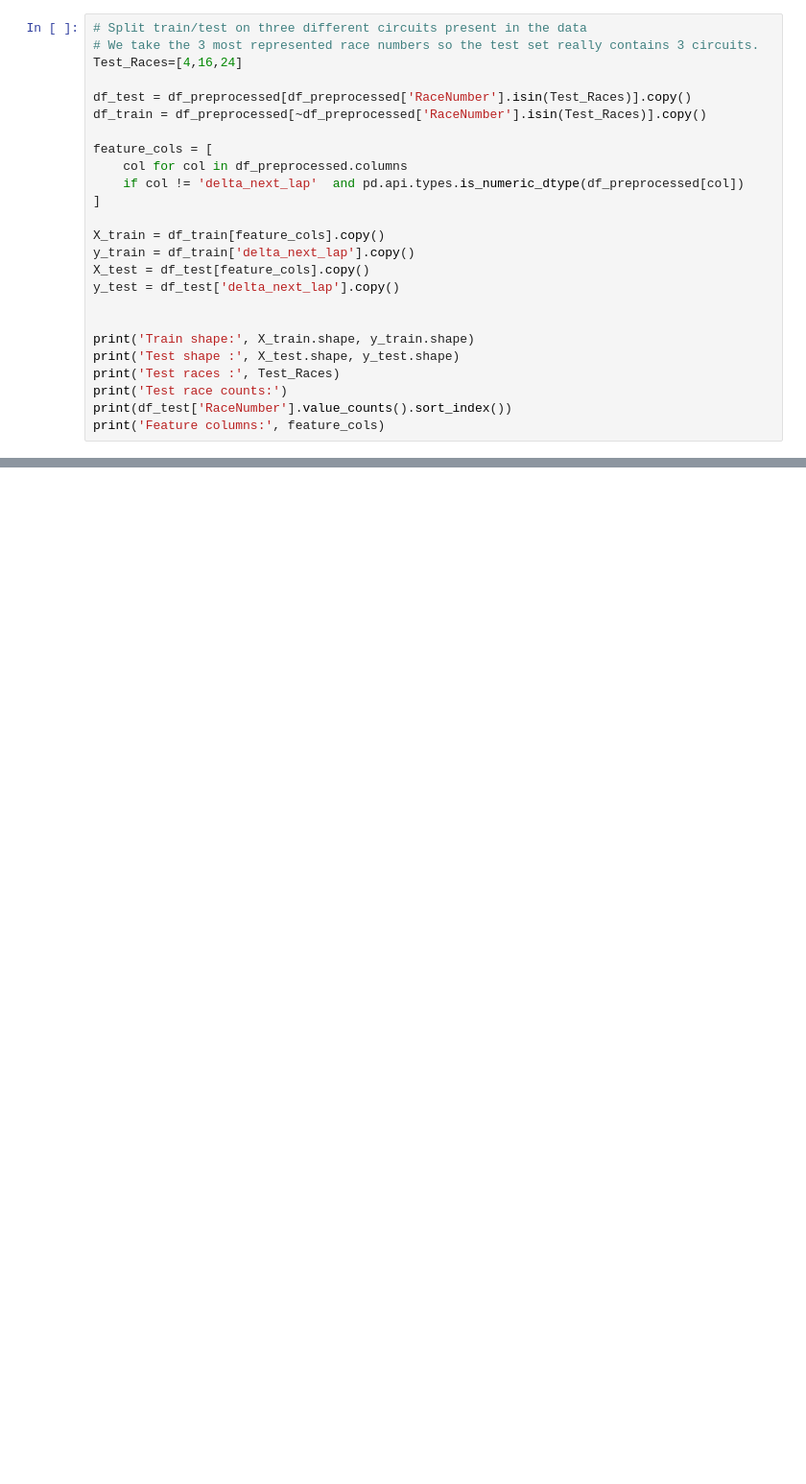
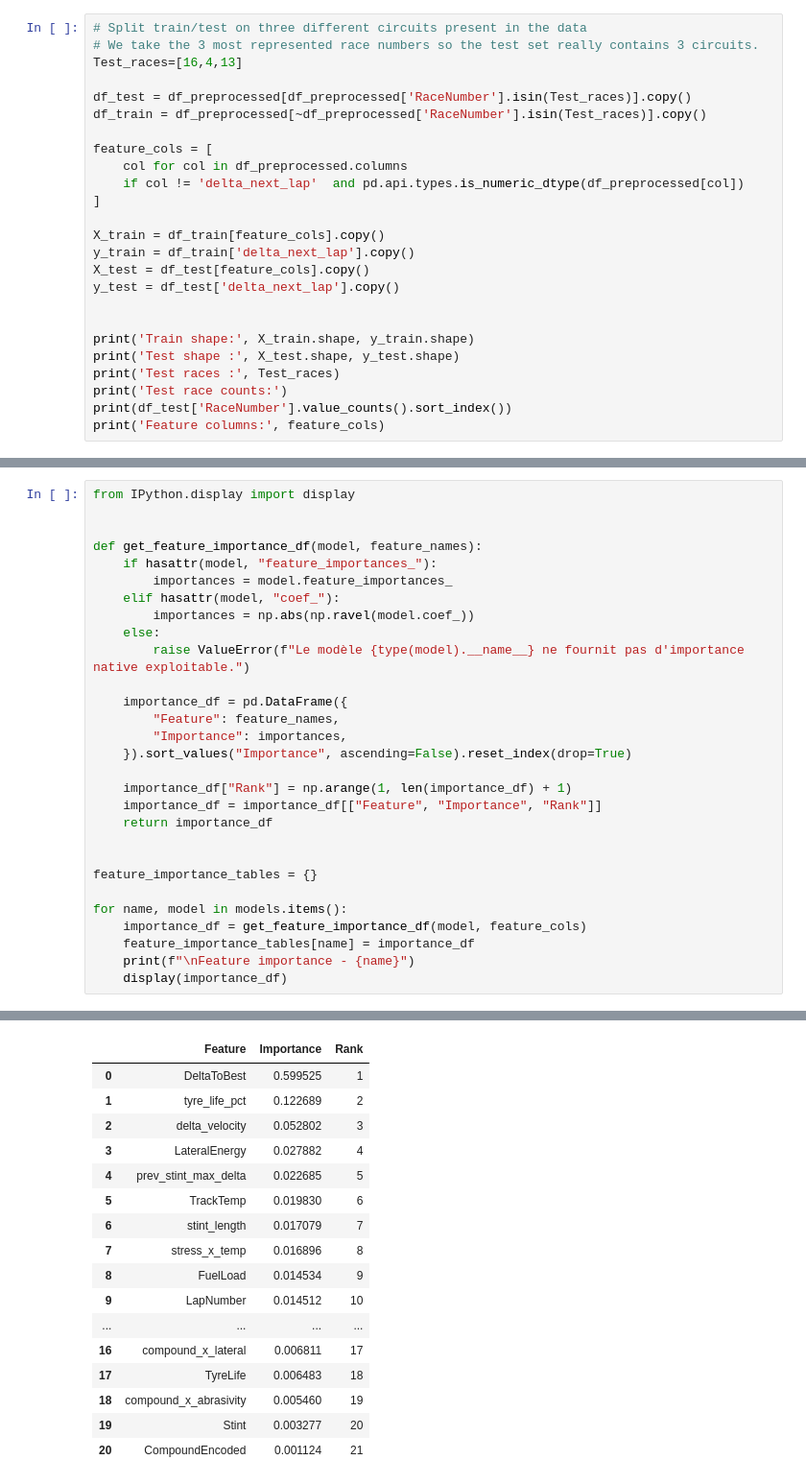
Before and after one commit to ahmedjerba/F1_Analyzer-through-goes-hamilton-, a Jupyter notebook: Models.ipynb/correction_modele.ipynb, the cells around one changed output, grey strips where cells are left out. Shown at 96% size. Saved outputs shown, nothing was run; the diff lists cells and outputs as text; blank space fills up the shorter version.

Commit message:
etude du modele

```diff
--- a/Models.ipynb/correction_modele.ipynb
+++ b/Models.ipynb/correction_modele.ipynb
@@ -48,10 +112,10 @@ Name: RaceNumber, Length: 17800, dtype: bool
 # %%
 # Split train/test on three different circuits present in the data
 # We take the 3 most represented race numbers so the test set really contains 3 circuits.
-Test_Races=[4,16,24]
+Test_races=[16,4,13]
 
-df_test = df_preprocessed[df_preprocessed['RaceNumber'].isin(Test_Races)].copy()
-df_train = df_preprocessed[~df_preprocessed['RaceNumber'].isin(Test_Races)].copy()
+df_test = df_preprocessed[df_preprocessed['RaceNumber'].isin(Test_races)].copy()
+df_train = df_preprocessed[~df_preprocessed['RaceNumber'].isin(Test_races)].copy()
 
 feature_cols = [
     col for col in df_preprocessed.columns
@@ -66,7 +130,7 @@ y_test = df_test['delta_next_lap'].copy()
 
 print('Train shape:', X_train.shape, y_train.shape)
 print('Test shape :', X_test.shape, y_test.shape)
-print('Test races :', Test_Races)
+print('Test races :', Test_races)
 print('Test race counts:')
 print(df_test['RaceNumber'].value_counts().sort_index())
 print('Feature columns:', feature_cols)
@@ -196,0 +208,30 @@ CompoundEncoded           0.4833
+# %%
+from IPython.display import display
+
+
+def get_feature_importance_df(model, feature_names):
+    if hasattr(model, "feature_importances_"):
+        importances = model.feature_importances_
+    elif hasattr(model, "coef_"):
+        importances = np.abs(np.ravel(model.coef_))
+    else:
+        raise ValueError(f"Le modèle {type(model).__name__} ne fournit pas d'importance native exploitable.")
+
+    importance_df = pd.DataFrame({
+        "Feature": feature_names,
+        "Importance": importances,
+    }).sort_values("Importance", ascending=False).reset_index(drop=True)
+
+    importance_df["Rank"] = np.arange(1, len(importance_df) + 1)
+    importance_df = importance_df[["Feature", "Importance", "Rank"]]
+    return importance_df
+
+
+feature_importance_tables = {}
+
+for name, model in models.items():
+    importance_df = get_feature_importance_df(model, feature_cols)
+    feature_importance_tables[name] = importance_df
+    print(f"\nFeature importance - {name}")
+    display(importance_df)
+# %% [output]
@@ -196,0 +239,17 @@ CompoundEncoded           0.4833
+|  | Feature | Importance | Rank |
+| 0 | DeltaToBest | 0.599525 | 1 |
+| 1 | tyre_life_pct | 0.122689 | 2 |
+| 2 | delta_velocity | 0.052802 | 3 |
+| 3 | LateralEnergy | 0.027882 | 4 |
+| 4 | prev_stint_max_delta | 0.022685 | 5 |
+| 5 | TrackTemp | 0.019830 | 6 |
+| 6 | stint_length | 0.017079 | 7 |
+| 7 | stress_x_temp | 0.016896 | 8 |
+| 8 | FuelLoad | 0.014534 | 9 |
+| 9 | LapNumber | 0.014512 | 10 |
+| ... | ... | ... | ... |
+| 16 | compound_x_lateral | 0.006811 | 17 |
+| 17 | TyreLife | 0.006483 | 18 |
+| 18 | compound_x_abrasivity | 0.005460 | 19 |
+| 19 | Stint | 0.003277 | 20 |
+| 20 | CompoundEncoded | 0.001124 | 21 |
```
Also changed, not shown: parts of 8 cells of this notebook, 7 other files.
